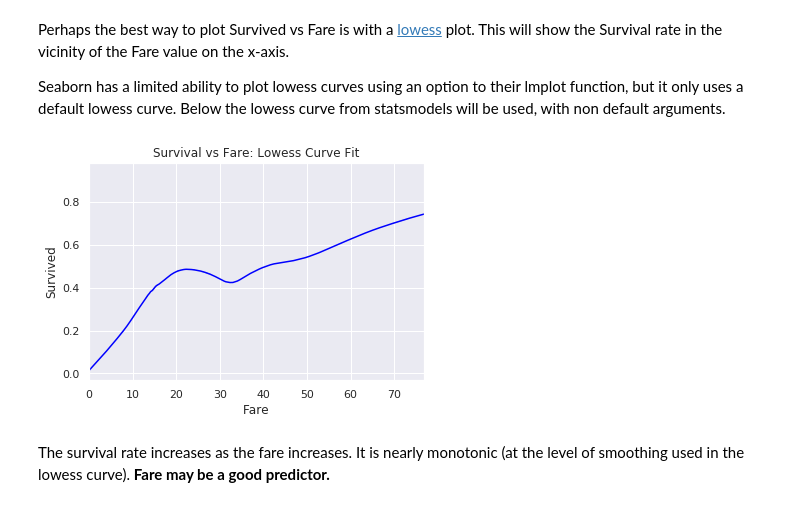
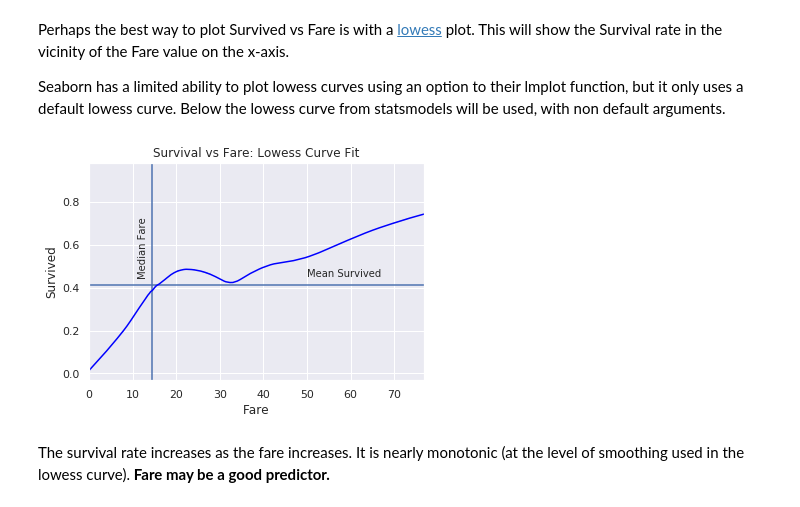
Before and after one commit to sdiehl28/Scikit-Learn-Workflow, a Jupyter notebook: projects/titanic/TitanicN02.ipynb, the cells around one changed output. Cells and saved outputs as stored; diff of their text form; code cells hidden in the pictures.

```diff
--- a/projects/titanic/TitanicN02.ipynb
+++ b/projects/titanic/TitanicN02.ipynb
@@ -191,23 +191,35 @@ Perhaps the best way to plot Survived vs Fare is with a [lowess](https://en.wiki
 Seaborn has a limited ability to plot lowess curves using an option to their lmplot function, but it only uses a default lowess curve.  Below the lowess curve from statsmodels will be used, with non default arguments.
 # %%
 from statsmodels.nonparametric.smoothers_lowess import lowess
+
+# reference values for the plot
+survived_mean = eda_data['Survived'].mean()
+fare_50, fare_90 = np.quantile(eda_data['Fare'], q=[0.50, 0.90])
 
 # exog is the x-axis, endog is the y-axis
 lowess_curve = lowess(exog=eda_data['Fare'], endog=eda_data['Survived'], it=1, frac=0.60)
 
 x = lowess_curve[:, 0]
 y = lowess_curve[:, 1]
 
 # fare has a long right tail, only plot 90% of the fare values
 fare_90 = np.quantile(eda_data['Fare'], q=[0.90])
 plt.xlim(0, fare_90)
 
+# plot vertical line at median fare
+plt.axvline(fare_50)
+plt.text(11.3,0.45,'Median Fare',rotation=90)
+
+# plot horizontal line at mean survival rate
+plt.axhline(survived_mean)
+plt.text(50,0.45,'Mean Survived')
+
 plt.xlabel('Fare')
 plt.ylabel('Survived')
 plt.title("Survival vs Fare: Lowess Curve Fit")
 sns.lineplot(x, y, color='blue');
 # %% [output]
-[figure, old version]
+[figure, new version]
 # %% [markdown]
 The survival rate increases as the fare increases.  It is nearly monotonic (at the level of smoothing used in the lowess curve).
 **Fare may be a good predictor.**
```
Also changed, not shown: parts of 4 cells of this notebook, 2 other files.
